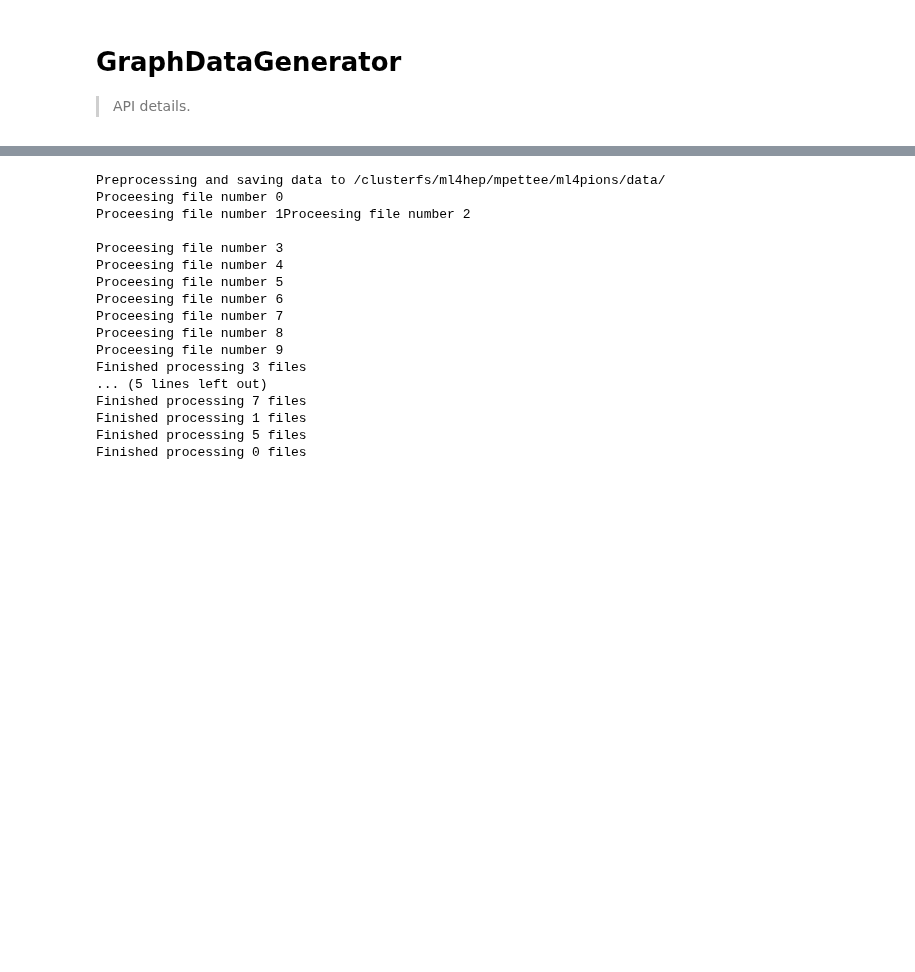
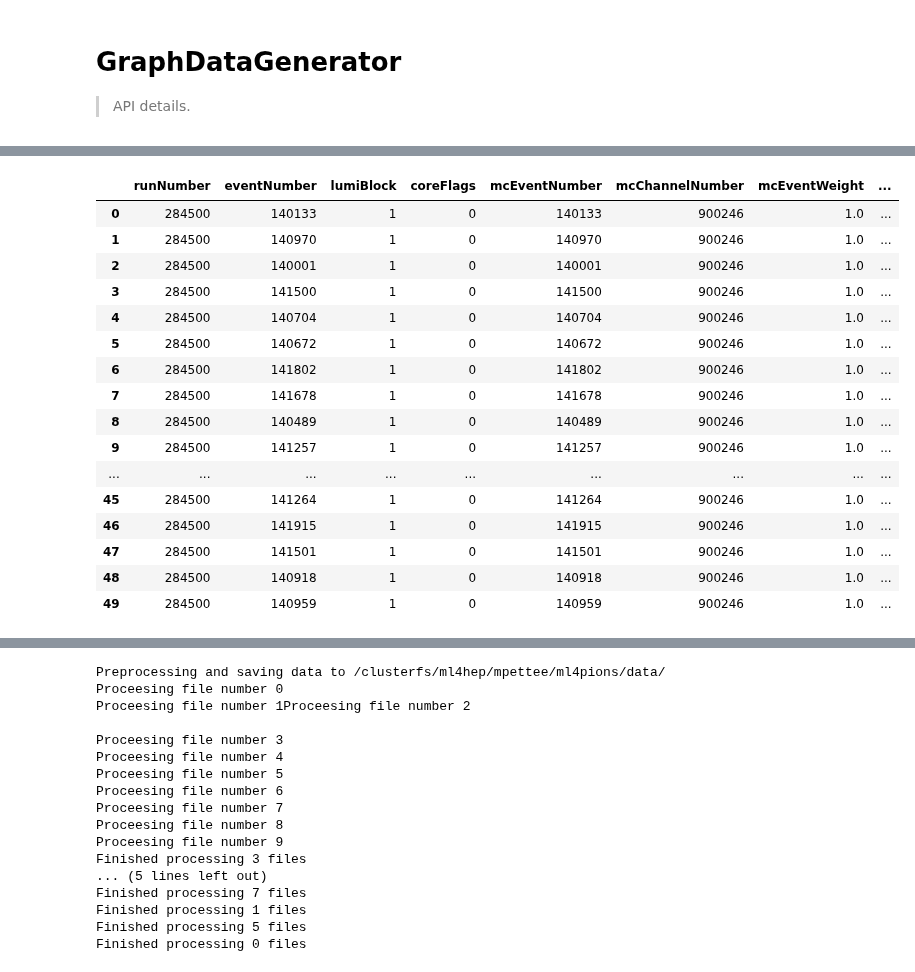
Before and after one commit to atlas-calo-ml/gn4pions_eastbay, a Jupyter notebook: nbs/00_data.ipynb, the cells around one changed output, grey strips where cells are left out. Cells and saved outputs as stored; diff of their text form; code cells hidden in the pictures; blank space fills up the shorter version.

```diff
--- a/nbs/00_data.ipynb
+++ b/nbs/00_data.ipynb
@@ -11,6 +11,9 @@ from multiprocessing import Process, Queue, set_start_method
 import compress_pickle as pickle
 from scipy.stats import circmean
 import random
+
+import pandas as pd
+pd.set_option('display.max_columns', None)
 # %% [markdown]
 # GraphDataGenerator
 
@@ -17,0 +47,2 @@ import random
+# %%
+test_pi0_df = pd.DataFrame(test_pi0_df)
@@ -17,0 +85,20 @@ import random
+# %%
+test_pi0_df.head(50)
+# %% [output]
+|  | runNumber | eventNumber | lumiBlock | coreFlags | mcEventNumber | mcChannelNumber | mcEventWeight | ... |
+| 0 | 284500 | 140133 | 1 | 0 | 140133 | 900246 | 1.0 | ... |
+| 1 | 284500 | 140970 | 1 | 0 | 140970 | 900246 | 1.0 | ... |
+| 2 | 284500 | 140001 | 1 | 0 | 140001 | 900246 | 1.0 | ... |
+| 3 | 284500 | 141500 | 1 | 0 | 141500 | 900246 | 1.0 | ... |
+| 4 | 284500 | 140704 | 1 | 0 | 140704 | 900246 | 1.0 | ... |
+| 5 | 284500 | 140672 | 1 | 0 | 140672 | 900246 | 1.0 | ... |
+| 6 | 284500 | 141802 | 1 | 0 | 141802 | 900246 | 1.0 | ... |
+| 7 | 284500 | 141678 | 1 | 0 | 141678 | 900246 | 1.0 | ... |
+| 8 | 284500 | 140489 | 1 | 0 | 140489 | 900246 | 1.0 | ... |
+| 9 | 284500 | 141257 | 1 | 0 | 141257 | 900246 | 1.0 | ... |
+| ... | ... | ... | ... | ... | ... | ... | ... | ... |
+| 45 | 284500 | 141264 | 1 | 0 | 141264 | 900246 | 1.0 | ... |
+| 46 | 284500 | 141915 | 1 | 0 | 141915 | 900246 | 1.0 | ... |
+| 47 | 284500 | 141501 | 1 | 0 | 141501 | 900246 | 1.0 | ... |
+| 48 | 284500 | 140918 | 1 | 0 | 140918 | 900246 | 1.0 | ... |
+| 49 | 284500 | 140959 | 1 | 0 | 140959 | 900246 | 1.0 | ... |
```
Also changed, not shown: parts of 8 cells of this notebook, 1 other file.
